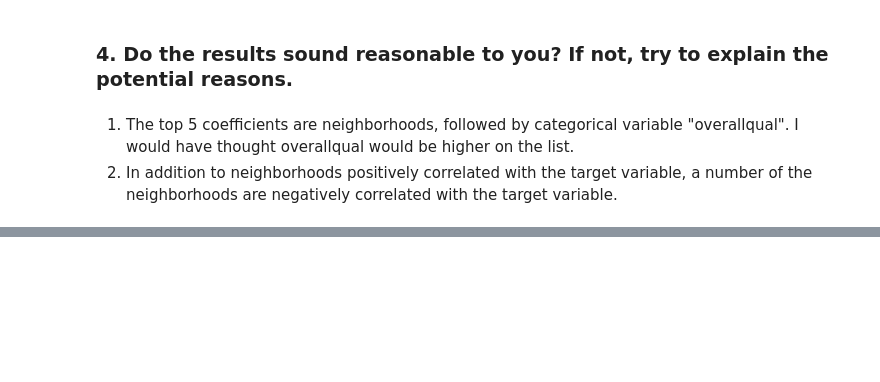
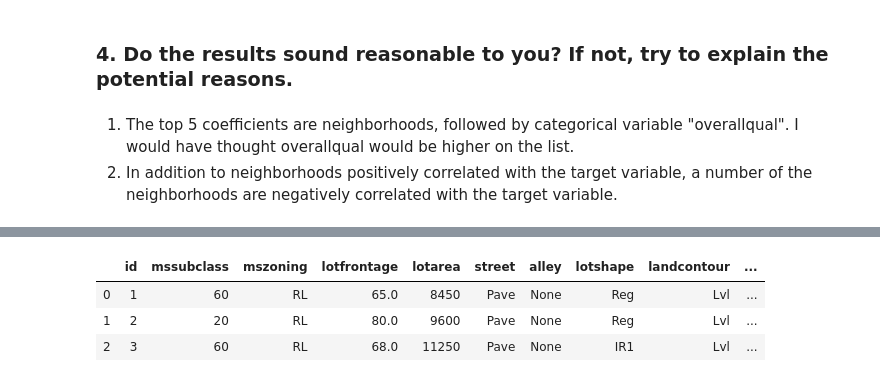
Before and after one commit to mrkjhsn/Thinkful-Exercises, a Jupyter notebook: linear_regression_housing_prices.ipynb, the cells around one changed output, grey strips where cells are left out. Cells and saved outputs as stored; diff of their text form; code cells hidden in the pictures; blank space fills up the shorter version.

```diff
--- a/linear_regression_housing_prices.ipynb
+++ b/linear_regression_housing_prices.ipynb
@@ -624,0 +524,7 @@ dtype: float64
+# %%
+house_prices.head(3)
+# %% [output]
+|  | id | mssubclass | mszoning | lotfrontage | lotarea | street | alley | lotshape | landcontour | ... |
+| 0 | 1 | 60 | RL | 65.0 | 8450 | Pave | None | Reg | Lvl | ... |
+| 1 | 2 | 20 | RL | 80.0 | 9600 | Pave | None | Reg | Lvl | ... |
+| 2 | 3 | 60 | RL | 68.0 | 11250 | Pave | None | IR1 | Lvl | ... |
```
Also changed, not shown: parts of 32 cells of this notebook.
